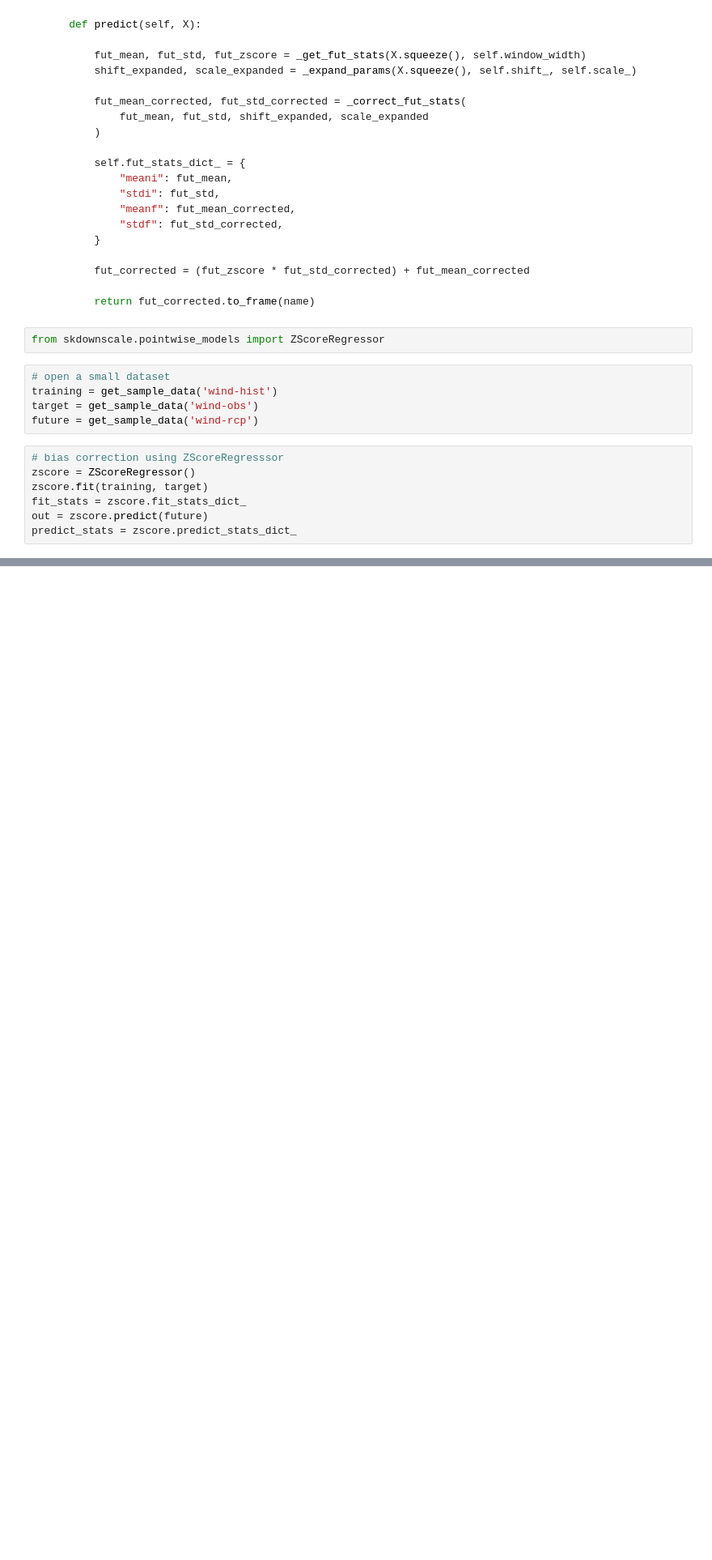
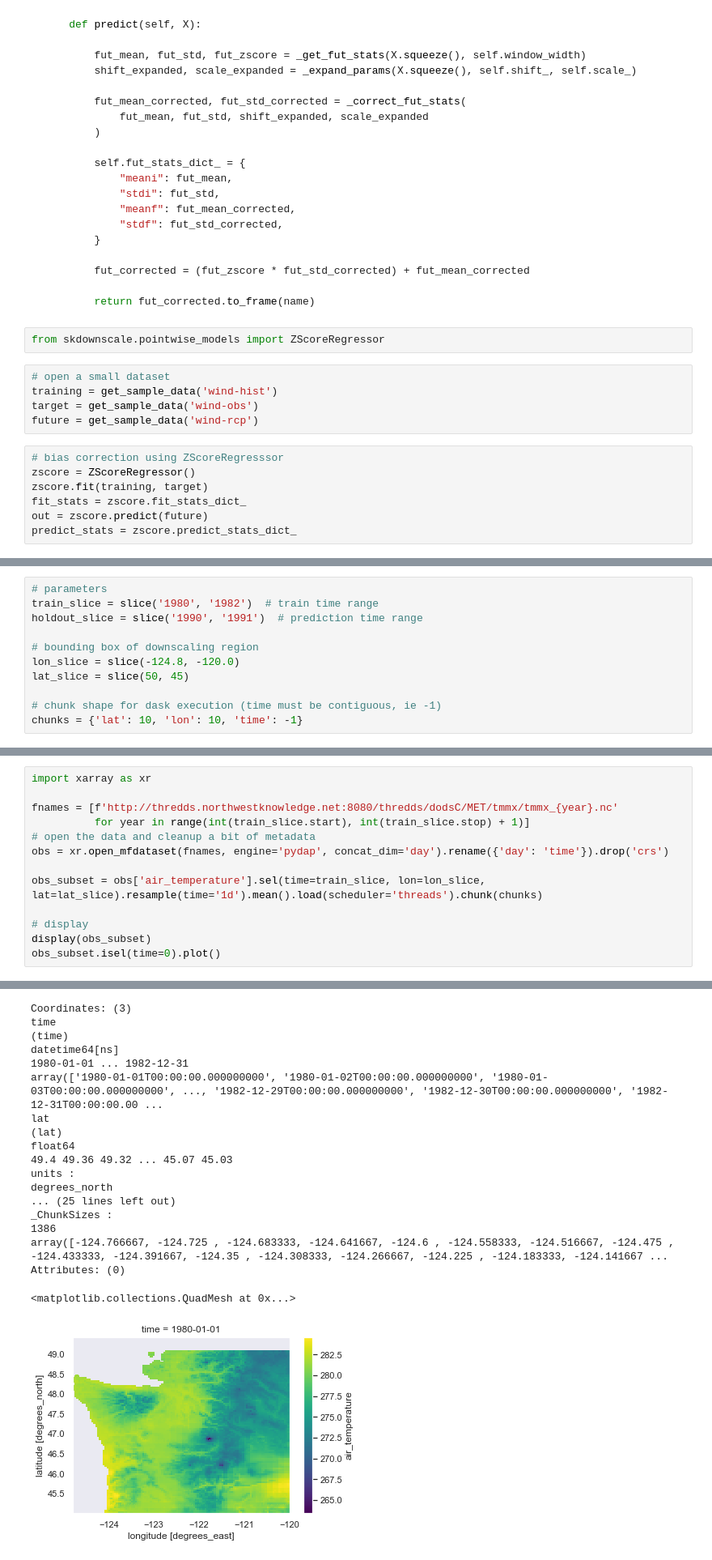
Before and after one commit to pangeo-data/scikit-downscale, a Jupyter notebook: examples/2020ECAHM-scikit-downscale.ipynb, the cells around one changed output, grey strips where cells are left out. Shown at 81% size. Saved outputs shown, nothing was run; the diff lists cells and outputs as text; blank space fills up the shorter version.

```diff
--- a/examples/2020ECAHM-scikit-downscale.ipynb
+++ b/examples/2020ECAHM-scikit-downscale.ipynb
@@ -302,0 +347,11 @@ TODO: JJH
+# %%
+# parameters
+train_slice = slice('1980', '1982')  # train time range
+holdout_slice = slice('1990', '1991')  # prediction time range
+
+# bounding box of downscaling region
+lon_slice = slice(-124.8, -120.0)
+lat_slice = slice(50, 45)
+
+# chunk shape for dask execution (time must be contiguous, ie -1)
+chunks = {'lat': 10, 'lon': 10, 'time': -1}
@@ -302,0 +371,14 @@ TODO: JJH
+# %%
+import xarray as xr
+
+fnames = [f'http://thredds.northwestknowledge.net:8080/thredds/dodsC/MET/tmmx/tmmx_{year}.nc'
+          for year in range(int(train_slice.start), int(train_slice.stop) + 1)]
+# open the data and cleanup a bit of metadata
+obs = xr.open_mfdataset(fnames, engine='pydap', concat_dim='day').rename({'day': 'time'}).drop('crs')
+
+obs_subset = obs['air_temperature'].sel(time=train_slice, lon=lon_slice, lat=lat_slice).resample(time='1d').mean().load(scheduler='threads').chunk(chunks)
+
+# display
+display(obs_subset)
+obs_subset.isel(time=0).plot()
+# %% [output]
@@ -302,0 +392,19 @@ TODO: JJH
+Coordinates: (3)
+time
+(time)
+datetime64[ns]
+1980-01-01 ... 1982-12-31
+array(['1980-01-01T00:00:00.000000000', '1980-01-02T00:00:00.000000000', '1980-01-03T00:00:00.000000000', ..., '1982-12-29T00:00:00.000000000', '1982-12-30T00:00:00.000000000', '1982-12-31T00:00:00.00 ...
+lat
+(lat)
+float64
+49.4 49.36 49.32 ... 45.07 45.03
+units :
+degrees_north
+... (25 lines left out)
+_ChunkSizes :
+1386
+array([-124.766667, -124.725 , -124.683333, -124.641667, -124.6 , -124.558333, -124.516667, -124.475 , -124.433333, -124.391667, -124.35 , -124.308333, -124.266667, -124.225 , -124.183333, -124.141667 ...
+Attributes: (0)
+<matplotlib.collections.QuadMesh at 0x...>
+[figure, added]
```
Also changed, not shown: parts of 35 cells of this notebook, 3 other files.
